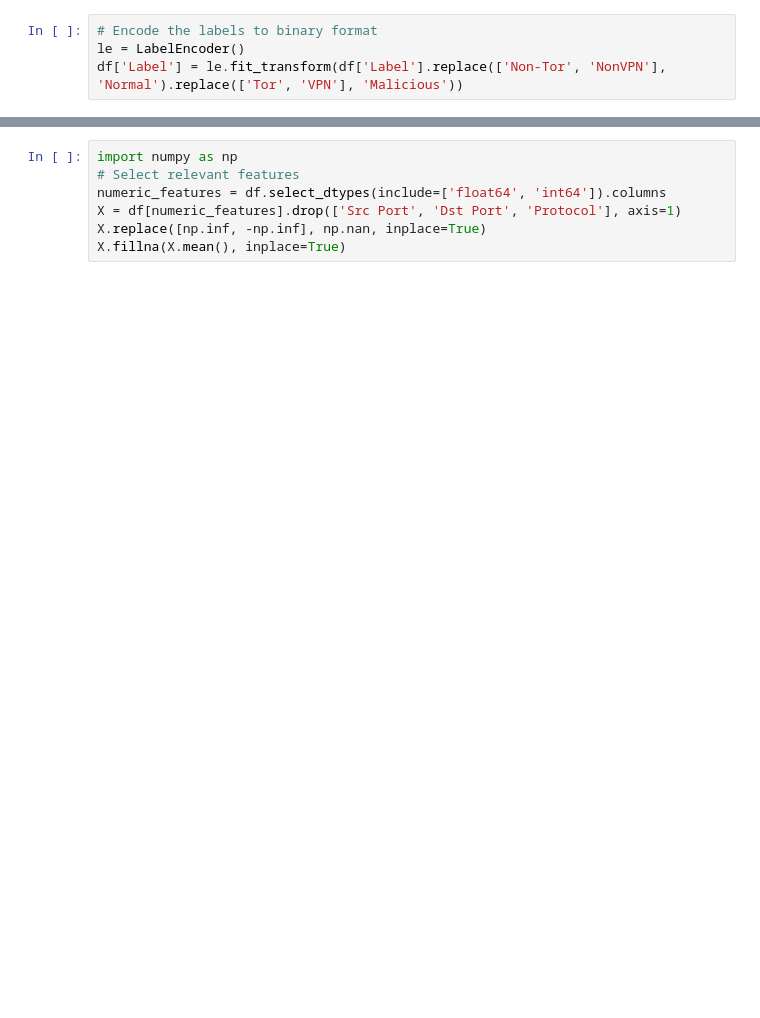
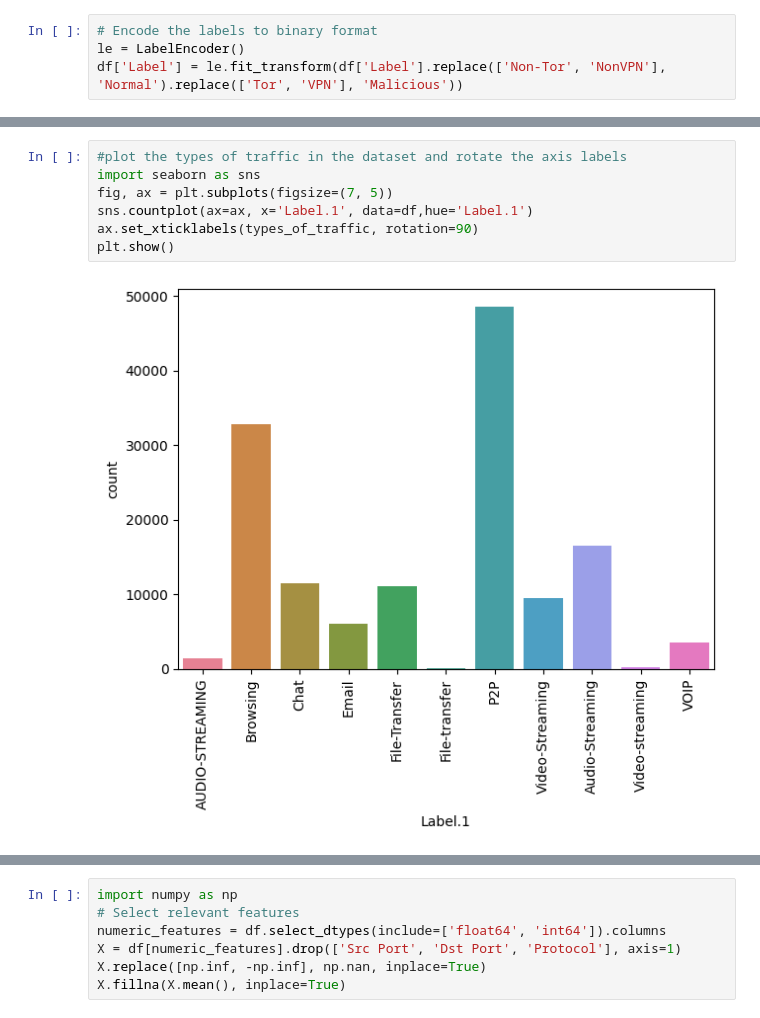
Before and after one commit to trisha199/cybersecurity, a Jupyter notebook: deeplearning_model.ipynb, the cells around one changed output, grey strips where cells are left out. Drawn from its saved outputs; the diff is of its cells as text; blank space fills up the shorter version.

```diff
--- a/deeplearning_model.ipynb
+++ b/deeplearning_model.ipynb
@@ -15,0 +52,9 @@ df['Label'] = le.fit_transform(df['Label'].replace(['Non-Tor', 'NonVPN'], 'Norma
+# %%
+#plot the types of traffic in the dataset and rotate the axis labels
+import seaborn as sns
+fig, ax = plt.subplots(figsize=(7, 5))
+sns.countplot(ax=ax, x='Label.1', data=df,hue='Label.1')
+ax.set_xticklabels(types_of_traffic, rotation=90)
+plt.show()
+# %% [output]
+[figure, added]
```
Also changed, not shown: parts of 20 cells of this notebook.
